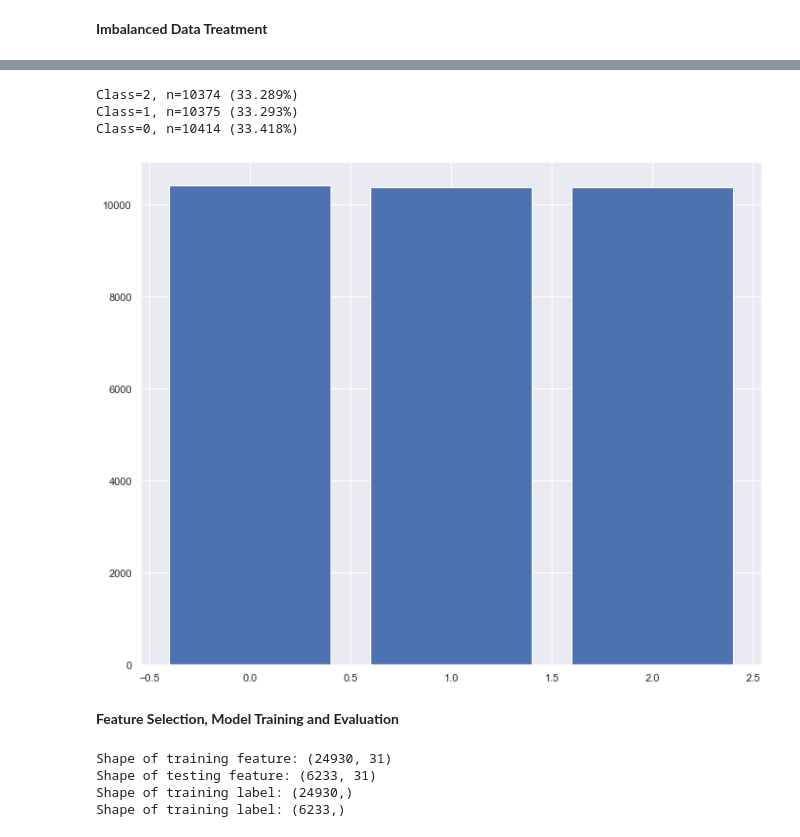
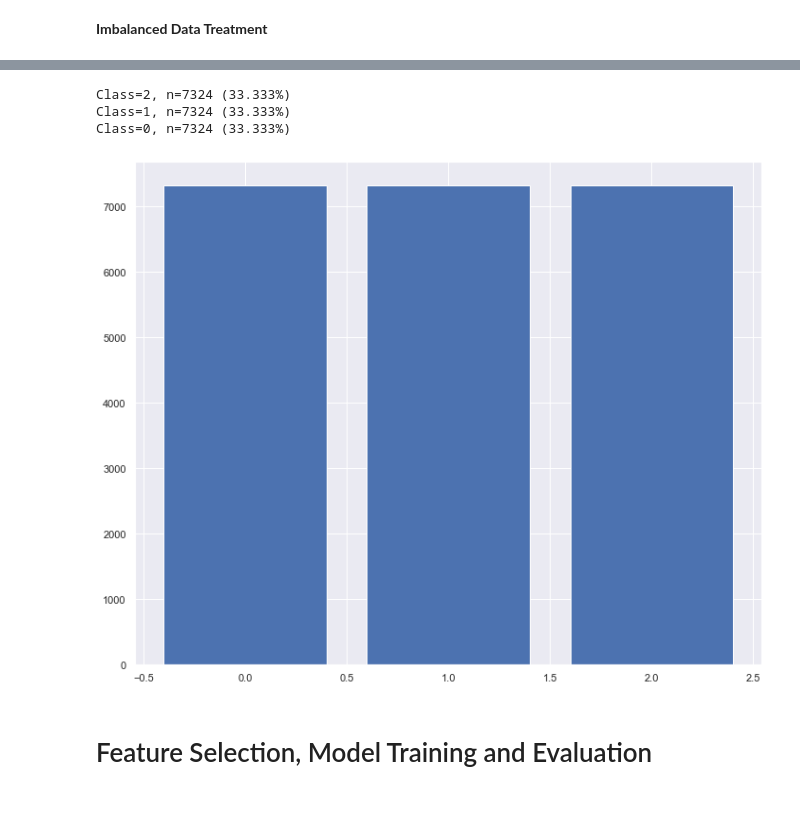
Before and after one commit to nathalierocelle/Machine_Learning_Portfolio, a Jupyter notebook: Project 1 - Road Traffic Severity Classification.ipynb, the cells around one changed output, grey strips where cells are left out. Cells and saved outputs as stored; diff of their text form; code cells hidden in the pictures; blank space fills up the shorter version.

```diff
--- a/Project 1 - Road Traffic Severity Classification.ipynb
+++ b/Project 1 - Road Traffic Severity Classification.ipynb
@@ -655,0 +701,4 @@ df_copy.head()
+# %%
+#To drop imbalanced columns
+df_copy = df_copy.drop(columns=['Defect_of_vehicle_enc', 'Vehicle_driver_relation_enc', 'Work_of_casuality_enc', 'Fitness_of_casuality_enc'])
+df_copy
@@ -666 +729,4 @@ Training data size: (12316, 31)
 Testing data size: (12316,)
+# %%
+#Split the data into train and test sets
+X_train, X_test, y_train, y_test = train_test_split(X, y, test_size=0.3, random_state=42)
@@ -667,9 +744,9 @@ Testing data size: (12316,)
 # %% [markdown]
 **Imbalanced Data Treatment**
 # %%
-counter = Counter(y)
+counter = Counter(y_train)
 for k,v in counter.items():
-	per = v / len(y) * 100
+	per = v / len(y_train) * 100
 	print('Class=%d, n=%d (%.3f%%)' % (k, v, per))
 # plot the distribution
 plt.bar(counter.keys(), counter.values())
@@ -682,22 +759,18 @@ Class=0, n=158 (1.283%)
 # %%
-from imblearn.combine import SMOTETomek
-from imblearn.under_sampling import TomekLinks
-
-# Define SMOTE-Tomek Links
-resample=SMOTETomek(tomek=TomekLinks(sampling_strategy='all'))
-X_tl, y_tl = resample.fit_resample(X, y)
+sm = SMOTE(random_state = 2)
+X_train, y_train = sm.fit_resample(X_train,y_train)
 # %%
-counter = Counter(y_tl)
+counter = Counter(y_train)
 for k,v in counter.items():
-	per = v / len(y_tl) * 100
+	per = v / len(y_train) * 100
 	print('Class=%d, n=%d (%.3f%%)' % (k, v, per))
 # plot the distribution
 plt.bar(counter.keys(), counter.values())
 plt.show()
 # %% [output]
-Class=2, n=10374 (33.289%)
-Class=1, n=10375 (33.293%)
-Class=0, n=10414 (33.418%)
+Class=2, n=7324 (33.333%)
+Class=1, n=7324 (33.333%)
+Class=0, n=7324 (33.333%)
-[figure, old version]
+[figure, new version]
 # %% [markdown]
-**Feature Selection, Model Training and Evaluation**
+# Feature Selection, Model Training and Evaluation
@@ -707,11 +776,0 @@ X_train, X_test, y_train, y_test = train_test_split(X_tl, y_tl, test_size=0.2, r
-# %%
-# Show the Training and Testing Data
-print('Shape of training feature:', X_train.shape)
-print('Shape of testing feature:', X_test.shape)
-print('Shape of training label:', y_train.shape)
-print('Shape of training label:', y_test.shape)
-# %% [output]
-Shape of training feature: (24930, 31)
-Shape of testing feature: (6233, 31)
-Shape of training label: (24930,)
-Shape of training label: (6233,)
```
Also changed, not shown: parts of 43 cells of this notebook.
